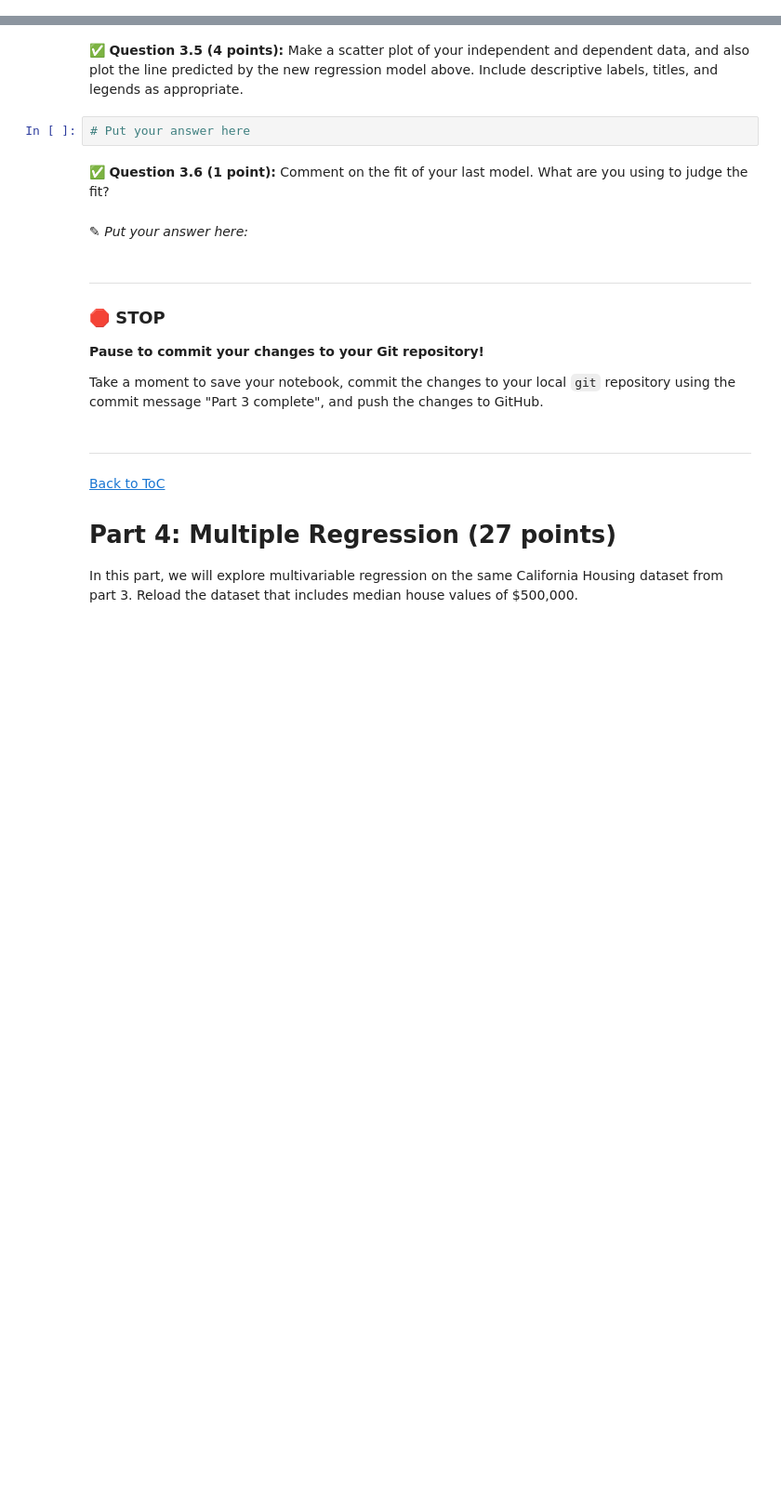
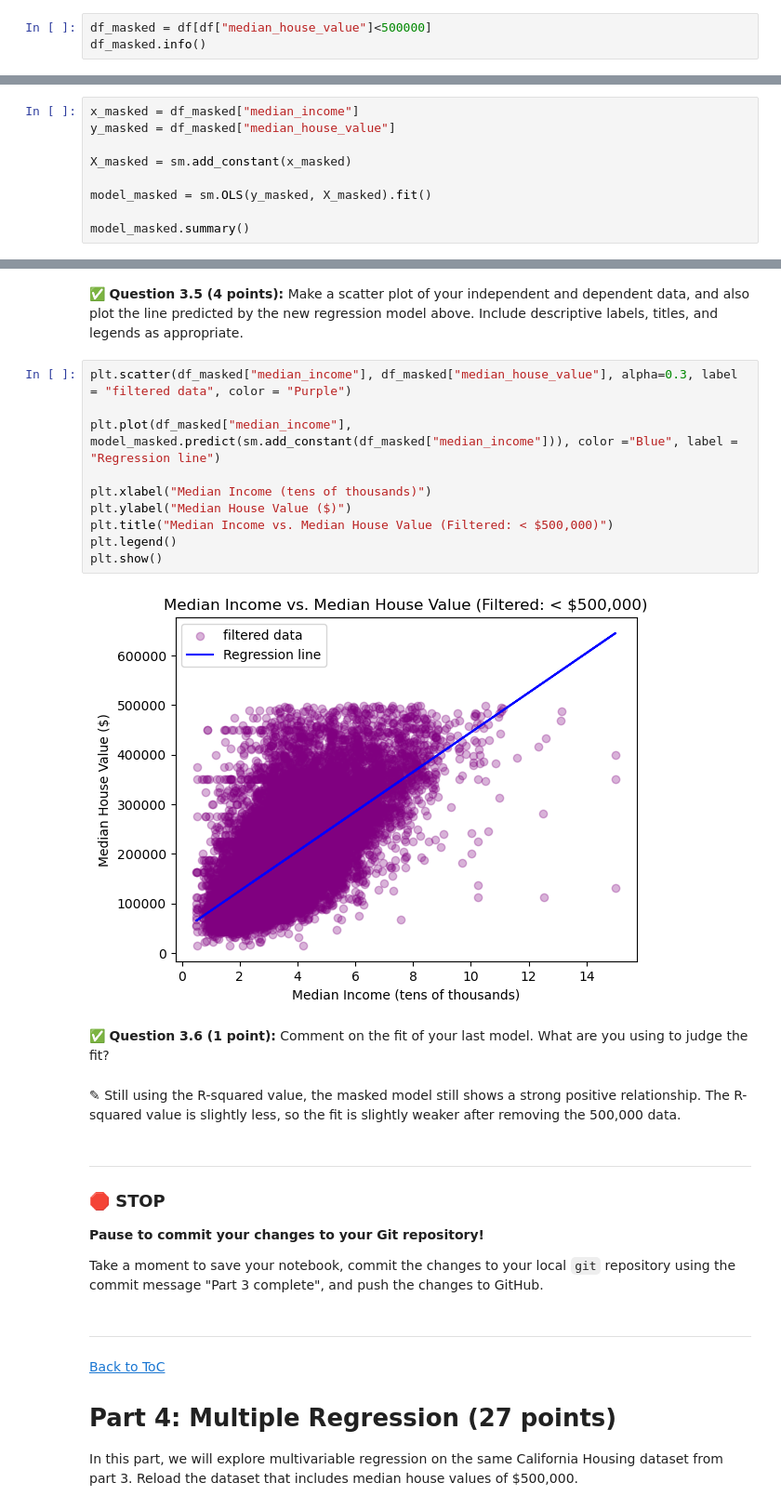
Before and after one commit to winbergd/cmse202-f25-turnin, a Jupyter notebook: hw-03/HW3_CMSE202.ipynb, the cells around one changed output, grey strips where cells are left out. Shown: that part at 93% size. Drawn from its saved outputs; the diff is of its cells as text; blank space fills up the shorter version.

```diff
--- a/hw-03/HW3_CMSE202.ipynb
+++ b/hw-03/HW3_CMSE202.ipynb
@@ -219,0 +263,3 @@ In this part, we'll perform some one-variable linear regression analysis on the
+# %%
+df_masked = df[df["median_house_value"]<500000]
+df_masked.info()
@@ -223,0 +286,9 @@ In this part, we'll perform some one-variable linear regression analysis on the
+# %%
+x_masked = df_masked["median_income"]
+y_masked = df_masked["median_house_value"]
+
+X_masked = sm.add_constant(x_masked)
+
+model_masked = sm.OLS(y_masked, X_masked).fit()
+
+model_masked.summary()
@@ -224,11 +315,21 @@ In this part, we'll perform some one-variable linear regression analysis on the
 # %% [markdown]
 &#9989; **Question 3.5 (4 points):** Make a scatter plot of your independent and dependent data, and also plot the line predicted by the new regression model above. Include descriptive labels, titles, and legends as appropriate.
-# %%
-# Put your answer here
+# %%
+plt.scatter(df_masked["median_income"], df_masked["median_house_value"], alpha=0.3, label = "filtered data", color = "Purple")
+
+plt.plot(df_masked["median_income"], model_masked.predict(sm.add_constant(df_masked["median_income"])), color ="Blue", label = "Regression line")
+
+plt.xlabel("Median Income (tens of thousands)")
+plt.ylabel("Median House Value ($)")
+plt.title("Median Income vs. Median House Value (Filtered: < $500,000)")
+plt.legend()
+plt.show()
+# %% [output]
+[figure, added]
 # %% [markdown]
 &#9989; **Question 3.6 (1 point):** Comment on the fit of your last model. What are you using to judge the fit?
-# %% [markdown]
-<font size=+3>&#9998;</font> _Put your answer here:_
+# %% [markdown]
+<font size=+3>&#9998;</font> Still using the R-squared value, the masked model still shows a strong positive relationship. The R-squared value is slightly less, so the fit is slightly weaker after removing the 500,000 data.
 # %% [markdown]
 ---
 ### &#128721; STOP
```
Also changed, not shown: parts of 10 cells of this notebook.
